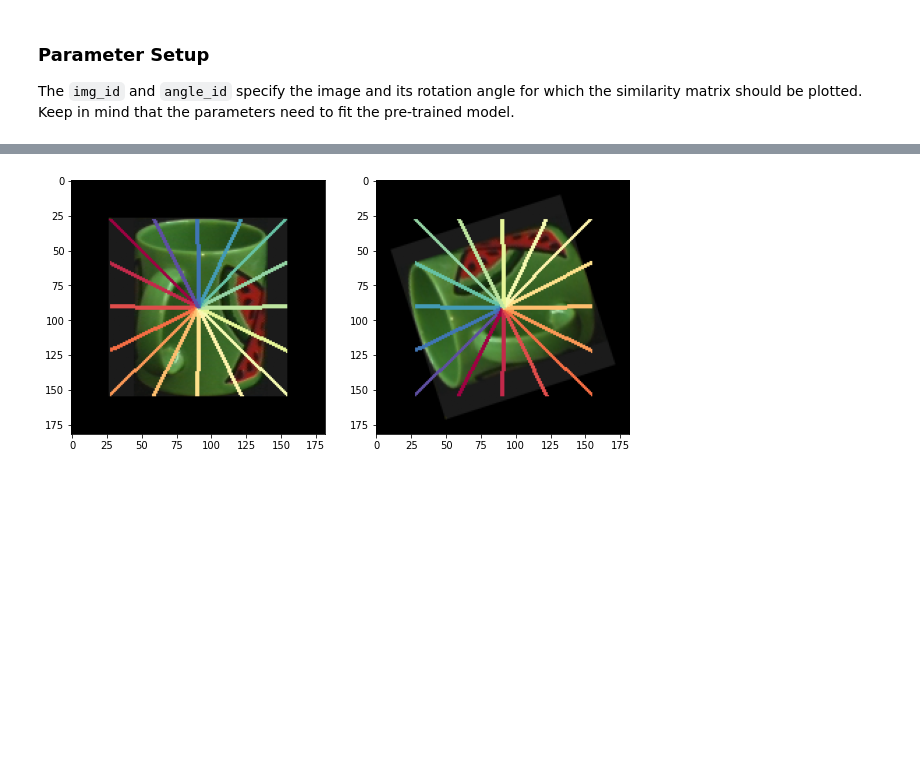
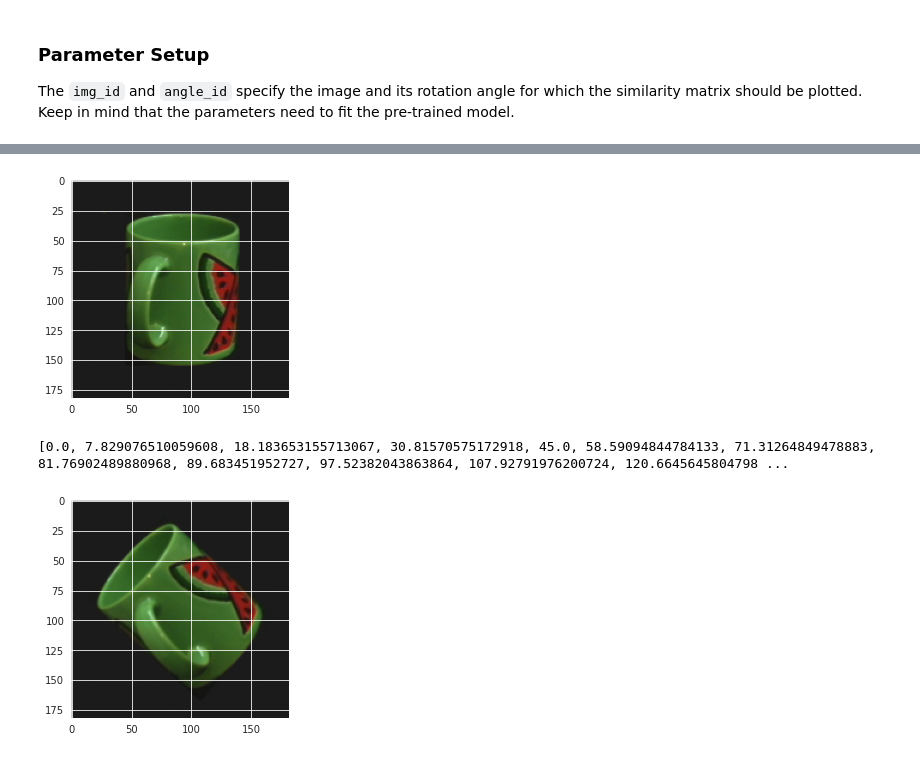
Before and after one commit to johSchm/RadialBeams, a Jupyter notebook: experiment_similarity.ipynb, the cells around one changed output, grey strips where cells are left out. Drawn from its saved outputs; the diff is of its cells as text; code cells hidden in the pictures; blank space fills up the shorter version.

```diff
--- a/experiment_similarity.ipynb
+++ b/experiment_similarity.ipynb
@@ -48,21 +47,31 @@ for d, data in enumerate(dataset):
         break
 
 # radial beam sampling
-lines, angels = instantiate_radial_vectors(target_size + margin_padding, target_size + margin_padding,
-                                           beam_set_size=n_beams,
-                                           max_len=target_size // 2)
+lines, angles = instantiate_radial_beams(target_size + margin_padding, target_size + margin_padding,
+                                         beam_set_size=n_beams,
+                                         max_len=target_size // 2)
 
 # zero pad the image by the min margin
+padding_value = image[-1, -1, 0] if dataset_name == 'coil100' else 0.0
+
 image = tf.pad(image, [
     [tf.math.maximum(0, (target_size + margin_padding - image.shape[1]) // 2),
      tf.math.maximum(0, (target_size + margin_padding - image.shape[1]) // 2)],
     [tf.math.maximum(0, (target_size + margin_padding - image.shape[0]) // 2),
      tf.math.maximum(0, (target_size + margin_padding - image.shape[0]) // 2)],
-    [0, 0]], "CONSTANT")
+    [0, 0]], "CONSTANT", constant_values=padding_value)
+
+plt.imshow(image)
+plt.show()
+
+print(angles)
 
 # rotate image and evaluate beams
-angels = (np.array(angels) / 180) * math.pi
-images = [tfa.image.rotate(image, angle, interpolation='bilinear') for angle in angels]
+# angles = (np.array(angles)[::(n_beams // 4)] / 180) * math.pi
+images = [tfa.image.rotate(image, angle, interpolation='bilinear', fill_value=padding_value) for angle in angles]
 beams = np.array([tf.gather_nd(i, lines) for i in images])
 n_beams, _, n_pixels, n_channels = beams[0].shape
+
+plt.imshow(images[angle_id])
+plt.show()
 # %% [output]
@@ -73,27 +79,4 @@ To enable them in other operations, rebuild TensorFlow with the appropriate comp
+[figure, added]
+[0.0, 7.829076510059608, 18.183653155713067, 30.81570575172918, 45.0, 58.59094844784133, 71.31264849478883, 81.76902489880968, 89.683451952727, 97.52382043863864, 107.92791976200724, 120.6645645804798 ...
+[figure, added]
-# %%
-def img_color_beams(ax, image, lines, colors):
-    image = np.array(image)
-    for line, color in zip(lines, colors[:, :3] / 255):
-        image[line[1, :, 0], line[1, :, 1]] = color
-        image[line[0, :, 0], line[0, :, 1]] = color
-        image[line[2, :, 0], line[2, :, 1]] = color
-    ax.imshow(image)
-    ax.set_xlabel('')
-    ax.set_ylabel('')
-    return ax
-
-# unique color codes for each beam
-color_codes = np.array([matplotlib.cm.get_cmap('Spectral')(i, bytes=True)
-                        for i in np.linspace(0, 1, n_beams)])
-
-# circle color codes by rotation angle
-colors = np.array([np.roll(color_codes, i, axis=0) for i in range(len(angels))])
-
-# plot X_0 and X_theta with color beams as a sanity check
-fig, ax = plt.subplots(1, 2, figsize=(10, 5))
-ax[0] = img_color_beams(ax[0], images[0], lines, colors[0])
-ax[1] = img_color_beams(ax[1], images[angle_id], lines, colors[angle_id])
-plt.show()
-# %% [output]
-[figure, removed]
 # %%
```
Also changed, not shown: parts of 6 cells of this notebook, 9 other files.
